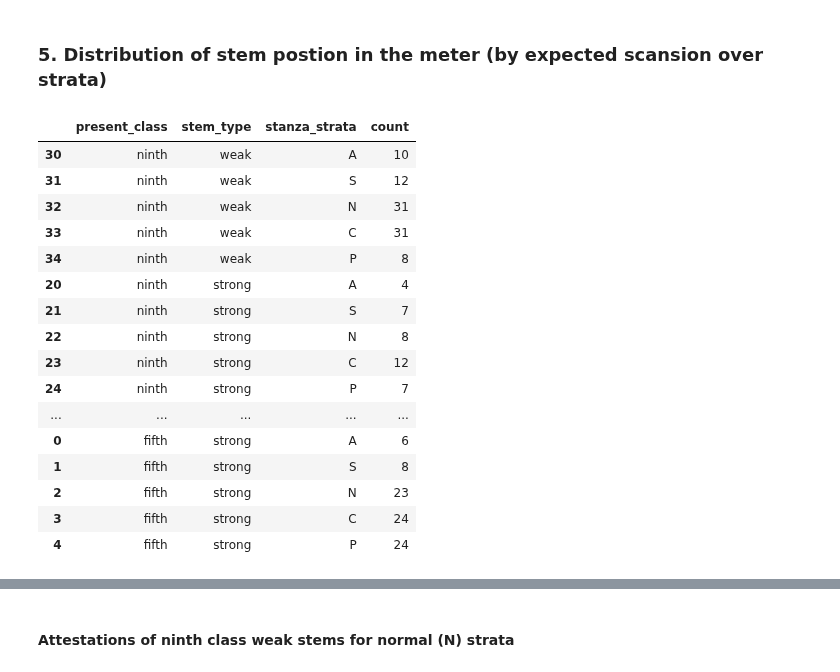
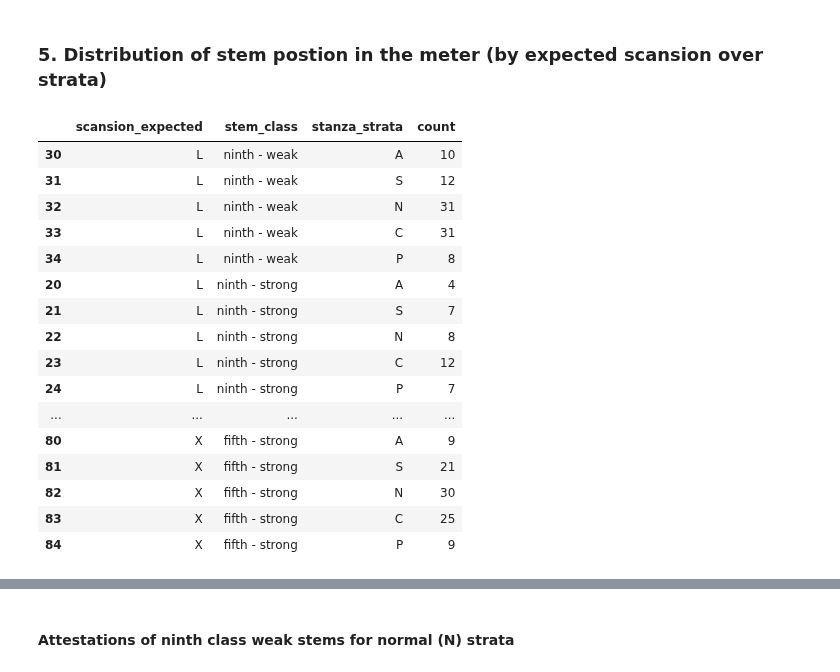
Before and after one commit to anupdhml/sanskrit_ninth_class_meter, a Jupyter notebook: 6_analysis.ipynb, the cells around one changed output, grey strips where cells are left out. Saved outputs shown, nothing was run; the diff lists cells and outputs as text; code cells hidden in the pictures.

```diff
--- a/6_analysis.ipynb
+++ b/6_analysis.ipynb
@@ -336,34 +336,58 @@ TODO also add visualization by actual position numbers/stanza meter; any pattern
 #    .groupby(["meter_stem_vowel_position_scansion_expected", "stem_type", "stanza_strata"]) \
 #    .size()
 # %%
-# present class stem vowel in expected long positions
-df_long_stem_strata_counts = df_rv_lines_with_meter_filtered[COLUMNS_BASE] \
-    .query("meter_stem_vowel_position_scansion_expected == 'L'") \
-    .groupby(["present_class", "stem_type", "stanza_strata"]) \
-    .size() \
-    .to_frame('count').reset_index() \
-    .query("stanza_strata in ['A', 'S', 'N', 'C', 'P']") \
-    .sort_values(["present_class", "stem_type", "stanza_strata"], ascending=[False, False, True])
+df_stem_strata_counts = df_rv_lines_with_meter_filtered[COLUMNS_BASE] \
+    .groupby([
+        "meter_stem_vowel_position_scansion_expected",
+        "present_class", "stem_type", "stanza_strata"
+    ]) \
+    .size().to_frame('count').reset_index() \
+    .sort_values(
+        [
+            "meter_stem_vowel_position_scansion_expected",
+            "present_class", "stem_type", "stanza_strata"
+        ],
+        ascending=[True, False, False, True]
+    )
 
-df_long_stem_strata_counts
+# combine present_class and stem_type columns
+df_stem_strata_counts.insert(
+    1, "stem_class",
+    df_stem_strata_counts["present_class"] + " - " + df_stem_strata_counts["stem_type"]
+)
+df_stem_strata_counts.drop(columns=["present_class", "stem_type"], inplace=True)
+
+# rename long column for better plotting
+df_stem_strata_counts.rename(columns={"meter_stem_vowel_position_scansion_expected": "scansion_expected"}, inplace=True)
+
+
+# filter the dataset to relevant counts only
+df_stem_strata_counts = df_stem_strata_counts \
+    .query("\
+        stanza_strata in ['A', 'S', 'N', 'C', 'P'] \
+        and stem_class != 'fifth - weak' \
+        and scansion_expected != 'S' \
+    ")
+
+df_stem_strata_counts
 # %% [output]
-|  | present_class | stem_type | stanza_strata | count |
-| 30 | ninth | weak | A | 10 |
-| 31 | ninth | weak | S | 12 |
-| 32 | ninth | weak | N | 31 |
-| 33 | ninth | weak | C | 31 |
-| 34 | ninth | weak | P | 8 |
-| 20 | ninth | strong | A | 4 |
-| 21 | ninth | strong | S | 7 |
-| 22 | ninth | strong | N | 8 |
-| 23 | ninth | strong | C | 12 |
-| 24 | ninth | strong | P | 7 |
+|  | scansion_expected | stem_class | stanza_strata | count |
+| 30 | L | ninth - weak | A | 10 |
+| 31 | L | ninth - weak | S | 12 |
+| 32 | L | ninth - weak | N | 31 |
+| 33 | L | ninth - weak | C | 31 |
+| 34 | L | ninth - weak | P | 8 |
+| 20 | L | ninth - strong | A | 4 |
+| 21 | L | ninth - strong | S | 7 |
+| 22 | L | ninth - strong | N | 8 |
+| 23 | L | ninth - strong | C | 12 |
+| 24 | L | ninth - strong | P | 7 |
 | ... | ... | ... | ... | ... |
-| 0 | fifth | strong | A | 6 |
-| 1 | fifth | strong | S | 8 |
-| 2 | fifth | strong | N | 23 |
-| 3 | fifth | strong | C | 24 |
-| 4 | fifth | strong | P | 24 |
+| 80 | X | fifth - strong | A | 9 |
+| 81 | X | fifth - strong | S | 21 |
+| 82 | X | fifth - strong | N | 30 |
+| 83 | X | fifth - strong | C | 25 |
+| 84 | X | fifth - strong | P | 9 |
 # %%
 import seaborn as sns
 
```
Also changed, not shown: parts of 8 cells of this notebook.
